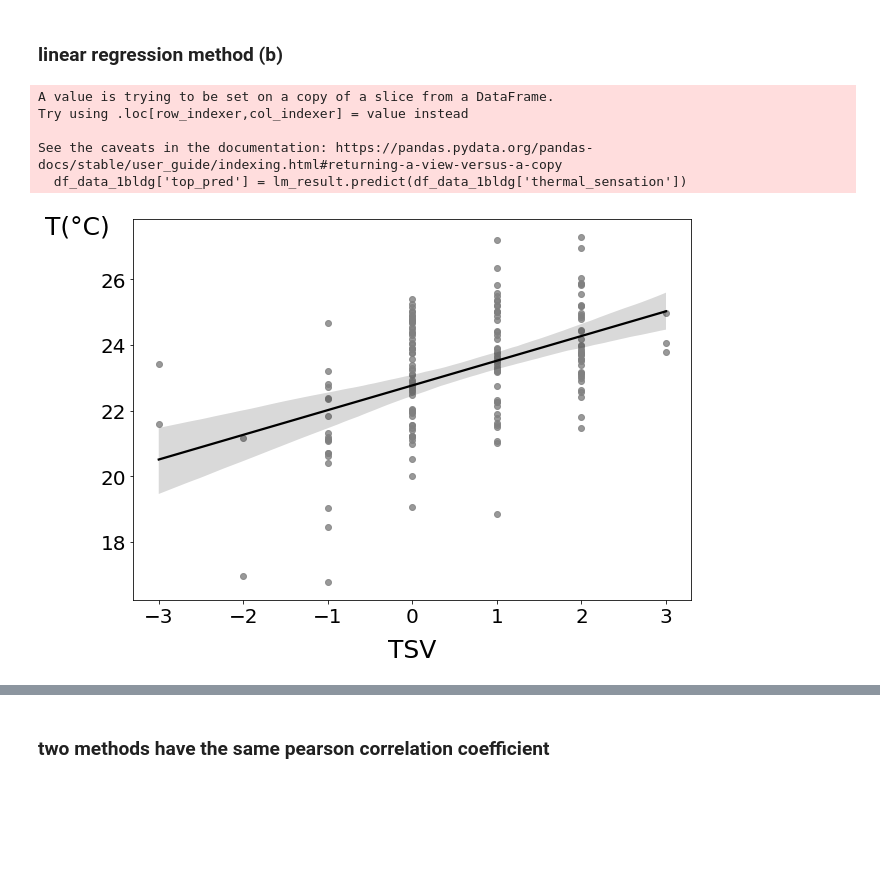
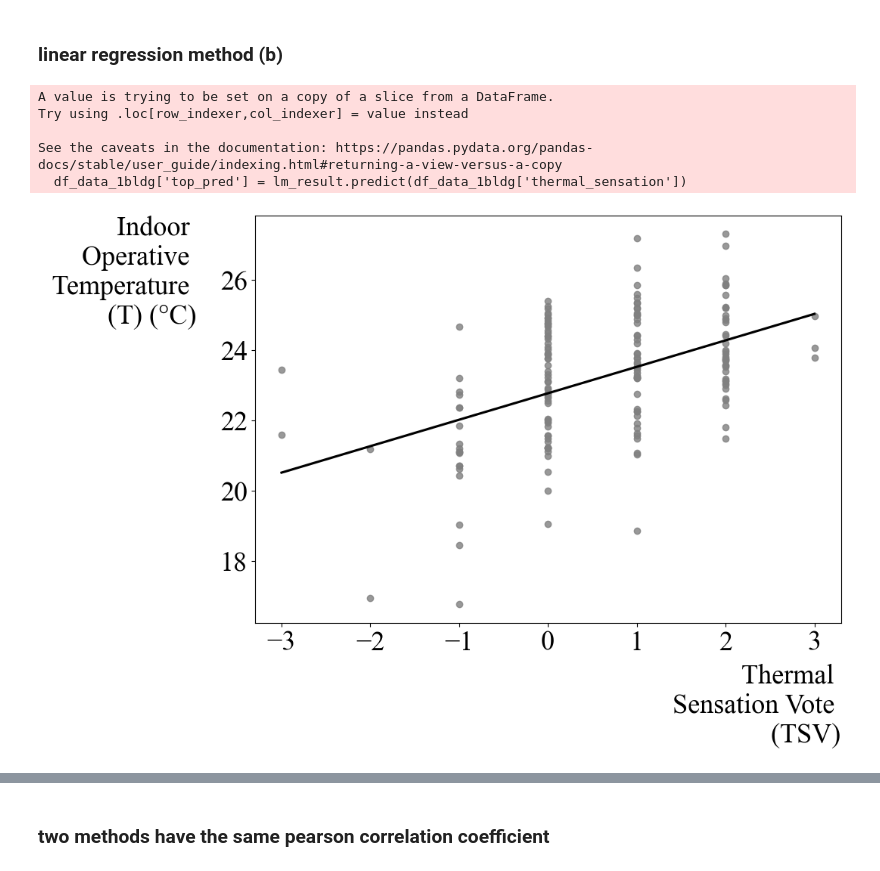
Before and after one commit to ruijis/causal-thinking-neutral-temperature, a Jupyter notebook: two-linear-regressions.ipynb, the cells around one changed output, grey strips where cells are left out. Cells and saved outputs as stored; diff of their text form; code cells hidden in the pictures; blank space fills up the shorter version.

```diff
--- a/two-linear-regressions.ipynb
+++ b/two-linear-regressions.ipynb
@@ -72,18 +72,23 @@ lm_result = smf.ols(formula='thermal_sensation ~ top', data=df_data_1bldg).fit()
 df_data_1bldg['TSV_pred'] = lm_result.predict(df_data_1bldg['top'])
 # plot the regression line
 plt.figure(figsize=(10, 7))
-sns.regplot(x='top', y='thermal_sensation', data=df_data_1bldg, scatter_kws={'color': 'grey'}, line_kws={'color': 'black'})
-plt.xlabel('T(°C)', fontsize=25)
-plt.ylabel('TSV', rotation=0, fontsize=25)
+sns.regplot(x='top', y='thermal_sensation', data=df_data_1bldg, scatter_kws={'color': 'grey'}, line_kws={'color': 'black'}, ci=None)
+plt.xlabel('Indoor \n Operative \n Temperature \n (T) (°C)', fontsize=26)
+plt.ylabel('Thermal \n Sensation Vote \n (TSV)', rotation=0, fontsize=26)
 # plt.title('Regress thermal sensation votes on indoor temperature')
+# change the font to sen-serif Times new roman
+plt.rcParams['font.family'] = 'Times New Roman'
 
 # Move y-axis label to the top and adjust the distance
 ax = plt.gca()
-ax.xaxis.set_label_coords(0.95, -0.1)
-ax.yaxis.set_label_coords(-0.1, 0.47)
+ax.xaxis.set_label_coords(1, -0.1)
+ax.yaxis.set_label_coords(-0.06, 0.8)
+# alighn label right in the text box
+ax.yaxis.get_label().set_ha('right')  # this line is added for horizontal alignment to the right
+ax.xaxis.get_label().set_ha('right')  # this line is added for horizontal alignment to the right
 
-plt.xticks(fontsize=20)  # Rotate and set font size for x-axis tick labels
-plt.yticks(fontsize=20)  # Set font size for y-axis tick labels
+plt.xticks(fontsize=26)  # Rotate and set font size for x-axis tick labels
+plt.yticks(fontsize=26)  # Set font size for y-axis tick labels
 
 plt.grid(False)
 plt.show()
@@ -139,50 +144,55 @@ lm_result = smf.ols(formula='top ~ thermal_sensation', data=df_data_1bldg).fit()
 
 # add the prediction to the dataframe
 df_data_1bldg['top_pred'] = lm_result.predict(df_data_1bldg['thermal_sensation'])
-# plot the regression line
+# plot the regression line, don't show the confidence interval
 plt.figure(figsize=(10, 7))
-sns.regplot(x='thermal_sensation', y='top', data=df_data_1bldg, scatter_kws={'color': 'grey'}, line_kws={'color': 'black'})
-plt.xlabel('TSV', fontsize=25)
-plt.ylabel('T(°C)', rotation=0, fontsize=25)
+sns.regplot(x='thermal_sensation', y='top', data=df_data_1bldg, scatter_kws={'color': 'grey'}, line_kws={'color': 'black'}, ci=None)
+
+plt.xlabel('Thermal \n Sensation Vote \n (TSV)', rotation=0, fontsize=26)
+plt.ylabel('Indoor \n Operative \n Temperature \n (T) (°C)', rotation=0, fontsize=26)
+
 # plt.title('Regress thermal sensation votes on indoor temperature')
+plt.rcParams['font.family'] = 'Times New Roman'
 
 # Move y-axis label to the top and adjust the distance
 ax = plt.gca()
-ax.xaxis.set_label_coords(0.5, -0.1)
-ax.yaxis.set_label_coords(-0.1, 0.95)
+ax.xaxis.set_label_coords(1, -0.1)
+ax.yaxis.set_label_coords(-0.1, 0.72)
+ax.yaxis.get_label().set_ha('right')  # this line is added for horizontal alignment to the right
+ax.xaxis.get_label().set_ha('right')  # this line is added for horizontal alignment to the right
 
-plt.xticks(fontsize=20)  # Rotate and set font size for x-axis tick labels
-plt.yticks(fontsize=20)  # Set font size for y-axis tick labels
+plt.xticks(fontsize=26)  # Rotate and set font size for x-axis tick labels
+plt.yticks(fontsize=26)  # Set font size for y-axis tick labels
 
 plt.grid(False)
 plt.show()
 
 # check whether the correaltion (slope) is significant
 if lm_result.pvalues['thermal_sensation'] < 0.05:
     a = lm_result.params['thermal_sensation']
     b = lm_result.params['Intercept']
     neutral_temp = b
     temp80_up = 0.85*a + b
     temp80_low = (-0.85)*a + b
     temp90_up = 0.5*a + b
     temp90_low = (-0.5)*a + b
     print('Neutral temperature is {:.1f} degree Celsius.'.format(neutral_temp))
     print('80 percent acceptable temperature range is ({:.1f}'.format(temp80_low), '~ {:.1f}) degree Celsius.'.format(temp80_up))
     print('90 percent acceptable temperature range is ({:.1f}'.format(temp90_low), '~ {:.1f}) degree Celsius.'.format(temp90_up))
 
 else:
     print('The slope is not significant.')
 
 # statistical anayalsis summary
 print('p value:', lm_result.pvalues['thermal_sensation'])
 print(lm_result.summary())
 # %% [output]
 A value is trying to be set on a copy of a slice from a DataFrame.
 Try using .loc[row_indexer,col_indexer] = value instead
 
 See the caveats in the documentation: https://pandas.pydata.org/pandas-docs/stable/user_guide/indexing.html#returning-a-view-versus-a-copy
   df_data_1bldg['top_pred'] = lm_result.predict(df_data_1bldg['thermal_sensation'])
-[figure, old version]
+[figure, new version]
 Neutral temperature is 22.8 degree Celsius.
 80 percent acceptable temperature range is (22.1 ~ 23.4) degree Celsius.
 90 percent acceptable temperature range is (22.4 ~ 23.1) degree Celsius.
```
Also changed, not shown: parts of 22 cells of this notebook.
